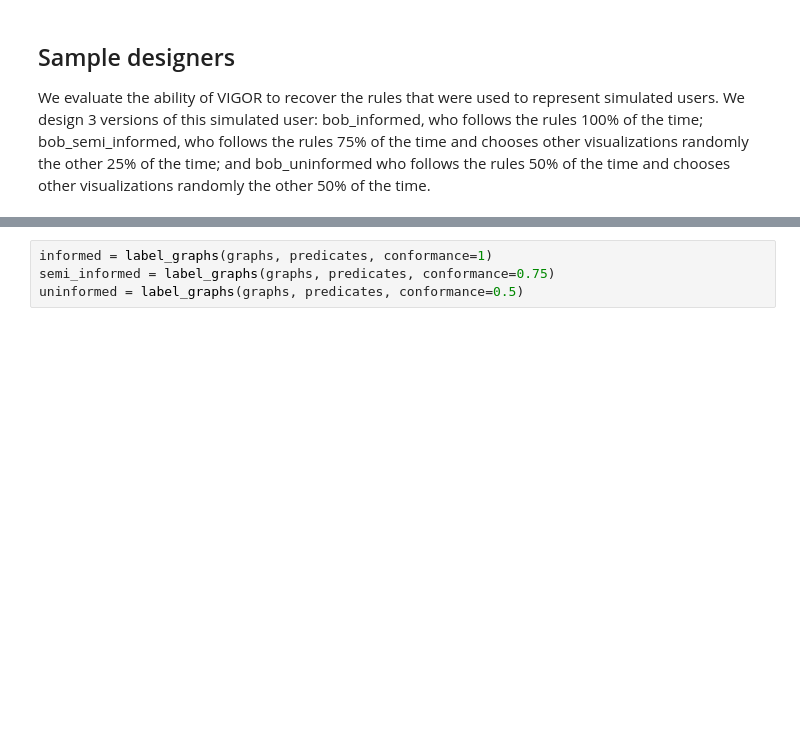
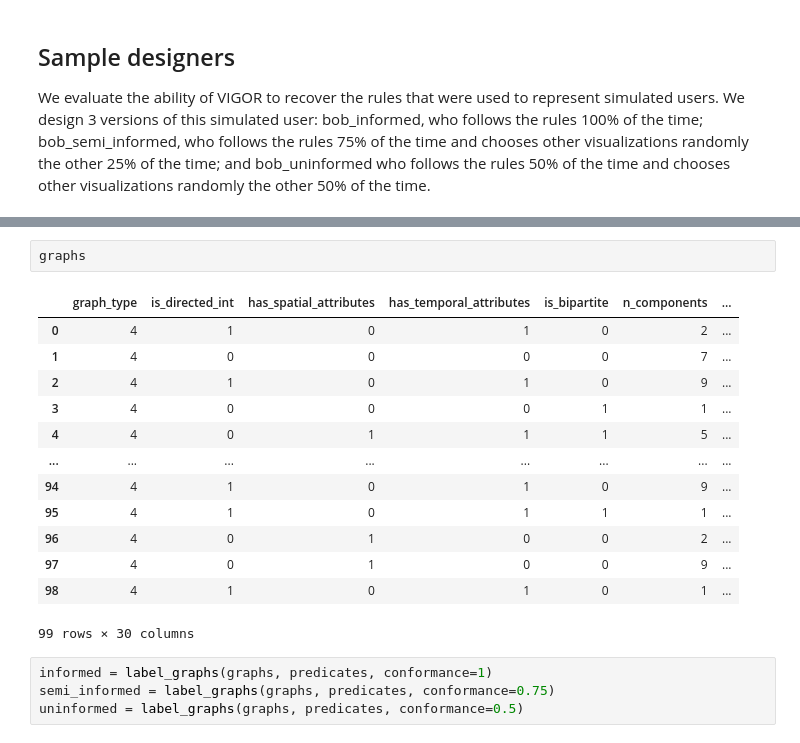
Before and after one commit to sjoerdvink99/vigor, a Jupyter notebook: notebooks/evaluation.ipynb, the cells around one changed output, grey strips where cells are left out. Cells and saved outputs as stored; diff of their text form; blank space fills up the shorter version.

Commit message:
one hot encode graph_type

```diff
--- a/notebooks/evaluation.ipynb
+++ b/notebooks/evaluation.ipynb
@@ -38,3 +106,19 @@ We evaluate the ability of VIGOR to recover the rules that were used to represen
+# %%
+graphs
+# %% [output]
+|  | graph_type | is_directed_int | has_spatial_attributes | has_temporal_attributes | is_bipartite | n_components | ... |
+| 0 | 4 | 1 | 0 | 1 | 0 | 2 | ... |
+| 1 | 4 | 0 | 0 | 0 | 0 | 7 | ... |
+| 2 | 4 | 1 | 0 | 1 | 0 | 9 | ... |
+| 3 | 4 | 0 | 0 | 0 | 1 | 1 | ... |
+| 4 | 4 | 0 | 1 | 1 | 1 | 5 | ... |
+| ... | ... | ... | ... | ... | ... | ... | ... |
+| 94 | 4 | 1 | 0 | 1 | 0 | 9 | ... |
+| 95 | 4 | 1 | 0 | 1 | 1 | 1 | ... |
+| 96 | 4 | 0 | 1 | 0 | 0 | 2 | ... |
+| 97 | 4 | 0 | 1 | 0 | 0 | 9 | ... |
+| 98 | 4 | 1 | 0 | 1 | 0 | 1 | ... |
+99 rows × 30 columns
 # %%
 informed = label_graphs(graphs, predicates, conformance=1)
 semi_informed = label_graphs(graphs, predicates, conformance=0.75)
```
Also changed, not shown: parts of 5 cells of this notebook.
